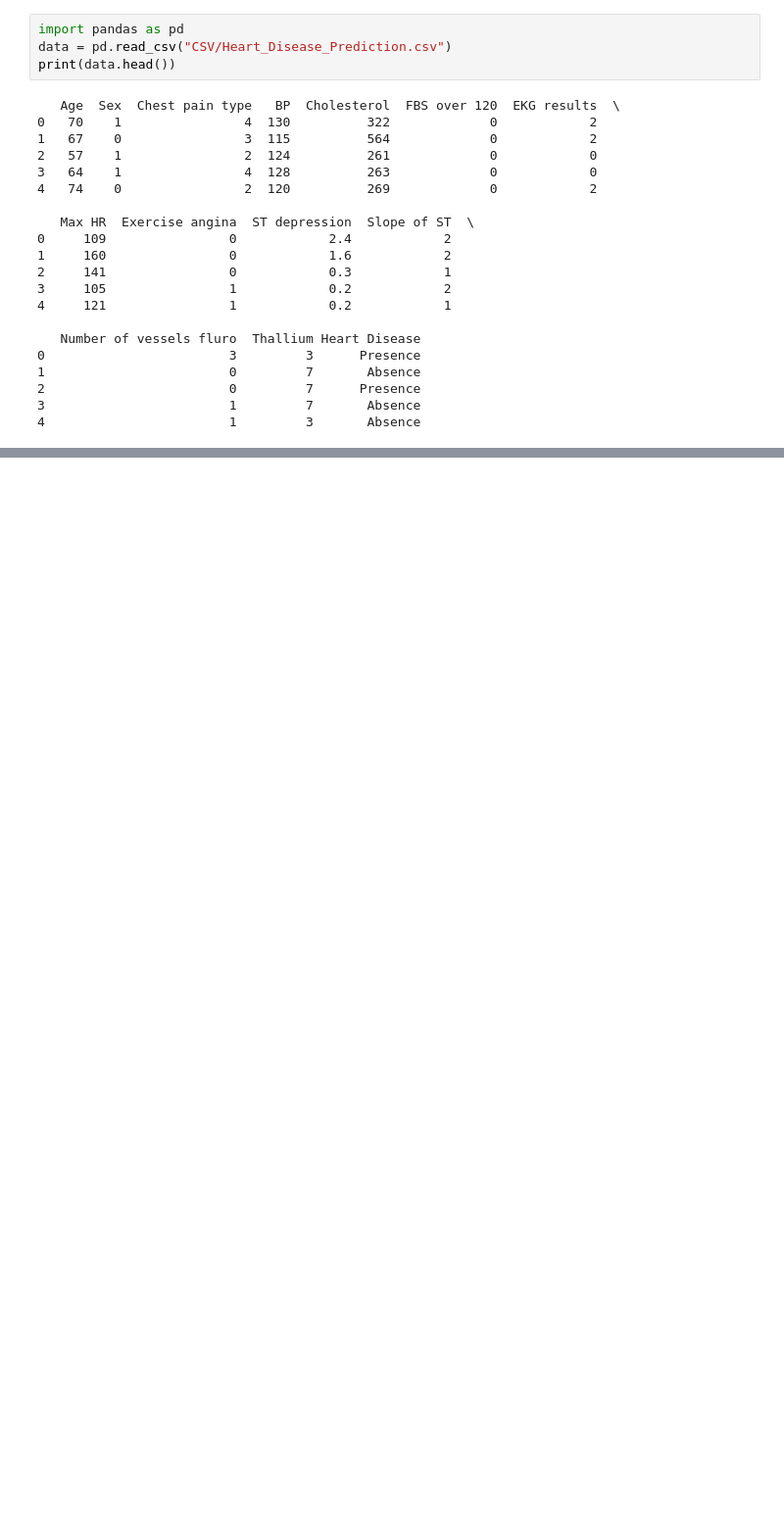
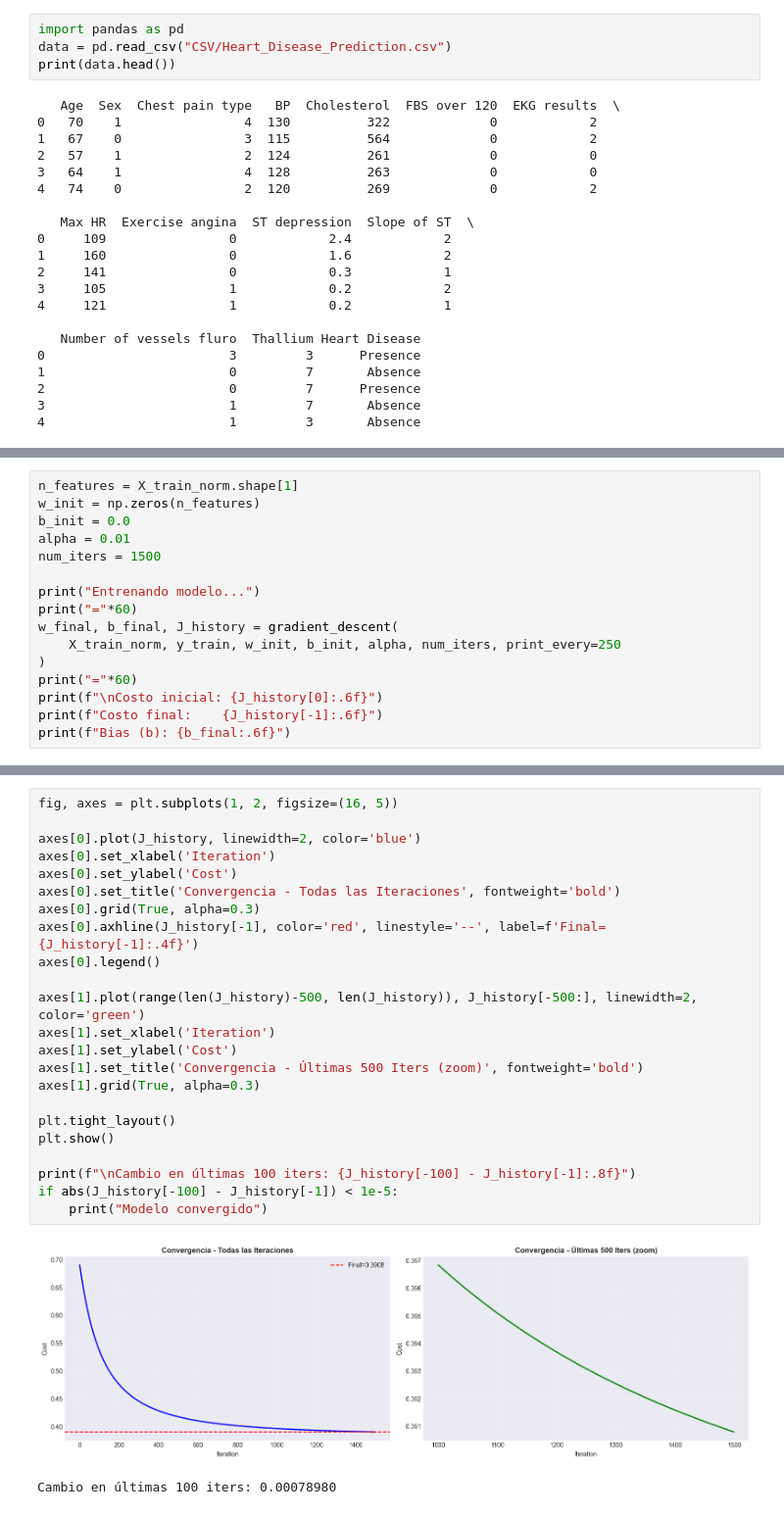
Before and after one commit to IgnacioCastillo05/Tarea-2_TDSE, a Jupyter notebook: notebook.ipynb, the cells around one changed output, grey strips where cells are left out. Shown at 98% size. Saved outputs shown, nothing was run; the diff lists cells and outputs as text; blank space fills up the shorter version.

```diff
--- a/notebook.ipynb
+++ b/notebook.ipynb
@@ -75,0 +313,16 @@ print(data.head())
+# %%
+n_features = X_train_norm.shape[1]
+w_init = np.zeros(n_features)
+b_init = 0.0
+alpha = 0.01
+num_iters = 1500
+
+print("Entrenando modelo...")
+print("="*60)
+w_final, b_final, J_history = gradient_descent(
+    X_train_norm, y_train, w_init, b_init, alpha, num_iters, print_every=250
+)
+print("="*60)
+print(f"\nCosto inicial: {J_history[0]:.6f}")
+print(f"Costo final:    {J_history[-1]:.6f}")
+print(f"Bias (b): {b_final:.6f}")
@@ -75,0 +344,26 @@ print(data.head())
+# %%
+fig, axes = plt.subplots(1, 2, figsize=(16, 5))
+
+axes[0].plot(J_history, linewidth=2, color='blue')
+axes[0].set_xlabel('Iteration')
+axes[0].set_ylabel('Cost')
+axes[0].set_title('Convergencia - Todas las Iteraciones', fontweight='bold')
+axes[0].grid(True, alpha=0.3)
+axes[0].axhline(J_history[-1], color='red', linestyle='--', label=f'Final={J_history[-1]:.4f}')
+axes[0].legend()
+
+axes[1].plot(range(len(J_history)-500, len(J_history)), J_history[-500:], linewidth=2, color='green')
+axes[1].set_xlabel('Iteration')
+axes[1].set_ylabel('Cost')
+axes[1].set_title('Convergencia - Últimas 500 Iters (zoom)', fontweight='bold')
+axes[1].grid(True, alpha=0.3)
+
+plt.tight_layout()
+plt.show()
+
+print(f"\nCambio en últimas 100 iters: {J_history[-100] - J_history[-1]:.8f}")
+if abs(J_history[-100] - J_history[-1]) < 1e-5:
+    print("Modelo convergido")
+# %% [output]
+[figure, added]
+Cambio en últimas 100 iters: 0.00078980
```
Also changed, not shown: parts of 29 cells of this notebook.
